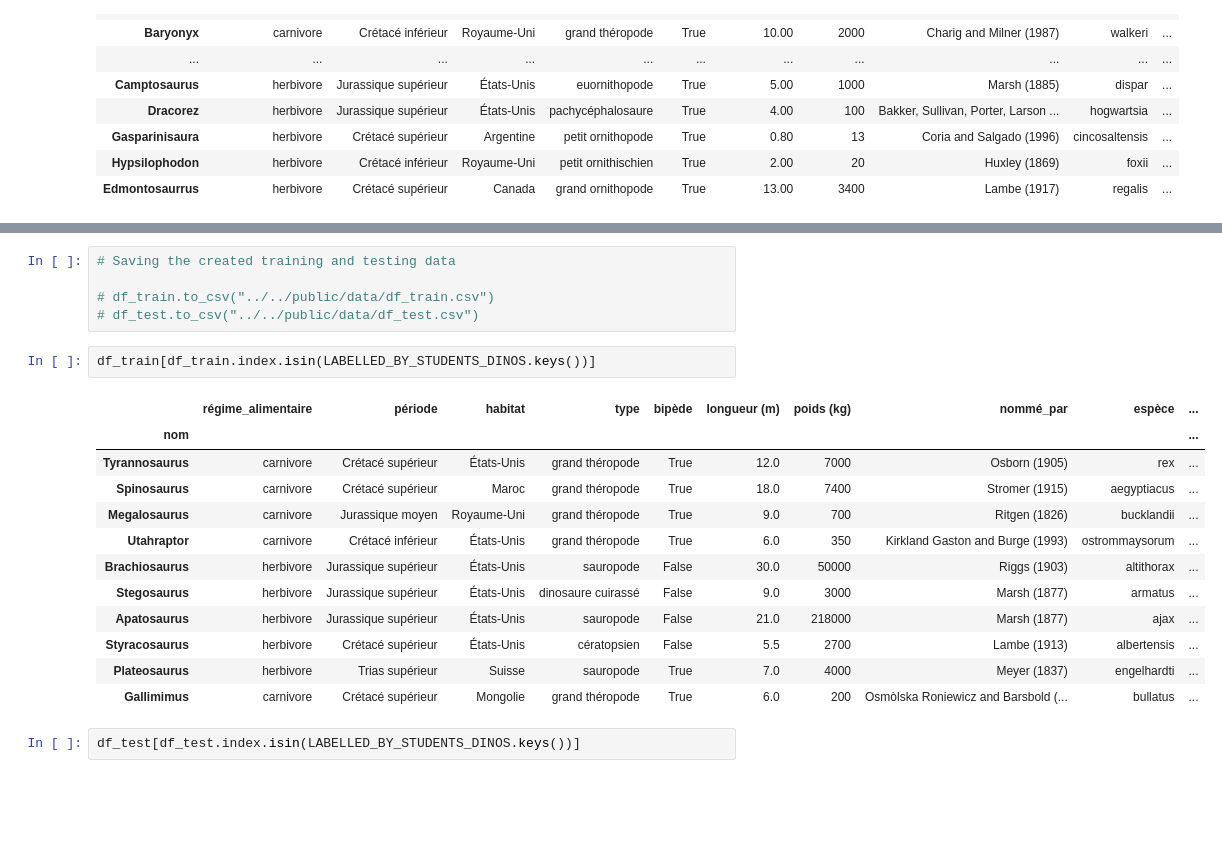
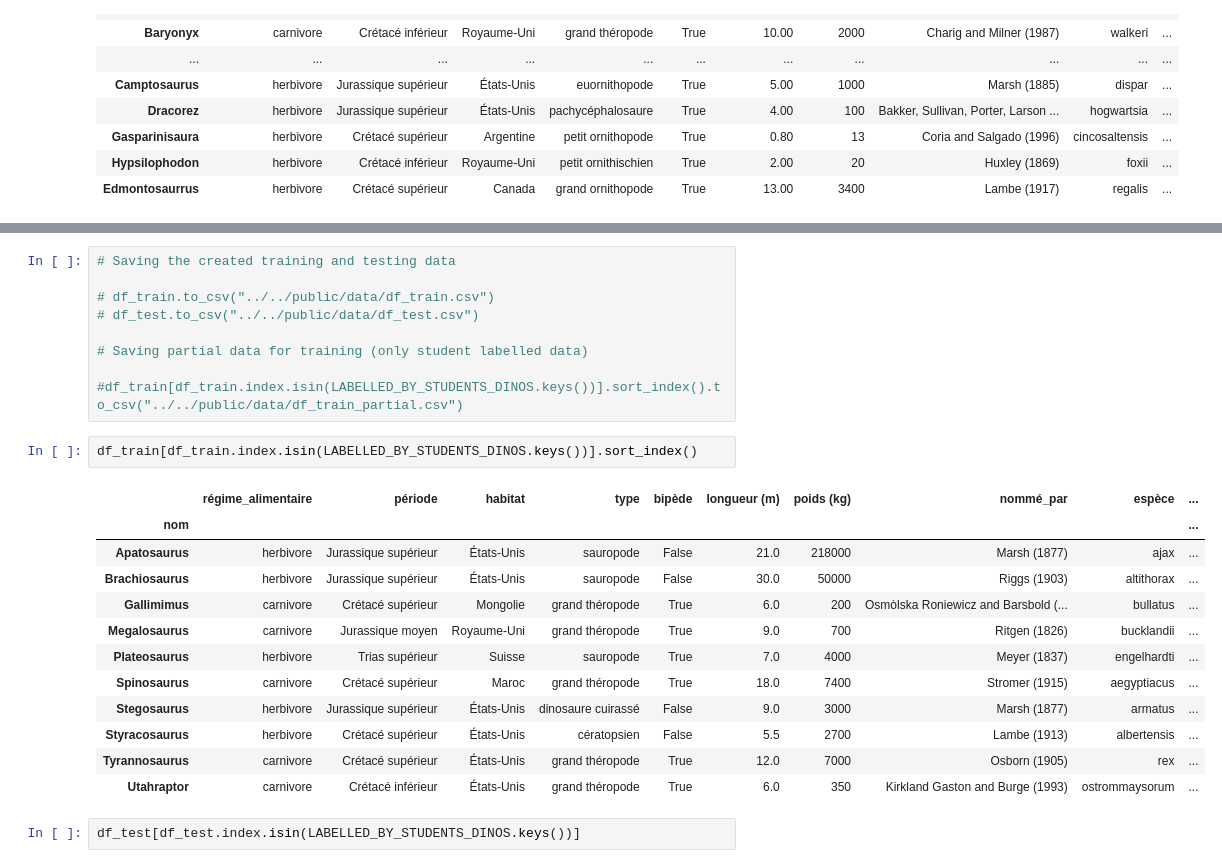
Before and after one commit to eglantine-vialaneix/aitools, a Jupyter notebook: app/backend/data_preparation.ipynb, the cells around one changed output, grey strips where cells are left out. Cells and saved outputs as stored; diff of their text form; blank space fills up the shorter version.

Commit message:
BACKEND: partial data for model training

```diff
--- a/app/backend/data_preparation.ipynb
+++ b/app/backend/data_preparation.ipynb
@@ -165,21 +165,25 @@ df_train
 
 # df_train.to_csv("../../public/data/df_train.csv")
 # df_test.to_csv("../../public/data/df_test.csv")
+
+# Saving partial data for training (only student labelled data)
+
+#df_train[df_train.index.isin(LABELLED_BY_STUDENTS_DINOS.keys())].sort_index().to_csv("../../public/data/df_train_partial.csv")
 # %%
-df_train[df_train.index.isin(LABELLED_BY_STUDENTS_DINOS.keys())]
+df_train[df_train.index.isin(LABELLED_BY_STUDENTS_DINOS.keys())].sort_index()
 # %% [output]
 |  | régime_alimentaire | période | habitat | type | bipède | longueur (m) | poids (kg) | nommé_par | espèce | ... |
 | nom |  |  |  |  |  |  |  |  |  | ... |
+| Apatosaurus | herbivore | Jurassique supérieur | États-Unis | sauropode | False | 21.0 | 218000 | Marsh (1877) | ajax | ... |
+| Brachiosaurus | herbivore | Jurassique supérieur | États-Unis | sauropode | False | 30.0 | 50000 | Riggs (1903) | altithorax | ... |
+| Gallimimus | carnivore | Crétacé supérieur | Mongolie | grand théropode | True | 6.0 | 200 | Osmòlska Roniewicz and Barsbold (... | bullatus | ... |
+| Megalosaurus | carnivore | Jurassique moyen | Royaume-Uni | grand théropode | True | 9.0 | 700 | Ritgen (1826) | bucklandii | ... |
+| Plateosaurus | herbivore | Trias supérieur | Suisse | sauropode | True | 7.0 | 4000 | Meyer (1837) | engelhardti | ... |
+| Spinosaurus | carnivore | Crétacé supérieur | Maroc | grand théropode | True | 18.0 | 7400 | Stromer (1915) | aegyptiacus | ... |
+| Stegosaurus | herbivore | Jurassique supérieur | États-Unis | dinosaure cuirassé | False | 9.0 | 3000 | Marsh (1877) | armatus | ... |
+| Styracosaurus | herbivore | Crétacé supérieur | États-Unis | cératopsien | False | 5.5 | 2700 | Lambe (1913) | albertensis | ... |
 | Tyrannosaurus | carnivore | Crétacé supérieur | États-Unis | grand théropode | True | 12.0 | 7000 | Osborn (1905) | rex | ... |
-| Spinosaurus | carnivore | Crétacé supérieur | Maroc | grand théropode | True | 18.0 | 7400 | Stromer (1915) | aegyptiacus | ... |
-| Megalosaurus | carnivore | Jurassique moyen | Royaume-Uni | grand théropode | True | 9.0 | 700 | Ritgen (1826) | bucklandii | ... |
 | Utahraptor | carnivore | Crétacé inférieur | États-Unis | grand théropode | True | 6.0 | 350 | Kirkland Gaston and Burge (1993) | ostrommaysorum | ... |
-| Brachiosaurus | herbivore | Jurassique supérieur | États-Unis | sauropode | False | 30.0 | 50000 | Riggs (1903) | altithorax | ... |
-| Stegosaurus | herbivore | Jurassique supérieur | États-Unis | dinosaure cuirassé | False | 9.0 | 3000 | Marsh (1877) | armatus | ... |
-| Apatosaurus | herbivore | Jurassique supérieur | États-Unis | sauropode | False | 21.0 | 218000 | Marsh (1877) | ajax | ... |
-| Styracosaurus | herbivore | Crétacé supérieur | États-Unis | cératopsien | False | 5.5 | 2700 | Lambe (1913) | albertensis | ... |
-| Plateosaurus | herbivore | Trias supérieur | Suisse | sauropode | True | 7.0 | 4000 | Meyer (1837) | engelhardti | ... |
-| Gallimimus | carnivore | Crétacé supérieur | Mongolie | grand théropode | True | 6.0 | 200 | Osmòlska Roniewicz and Barsbold (... | bullatus | ... |
 # %%
 df_test[df_test.index.isin(LABELLED_BY_STUDENTS_DINOS.keys())]
 # %% [output]
```
Also changed, not shown: parts of 1 cell of this notebook, 1 other file.
